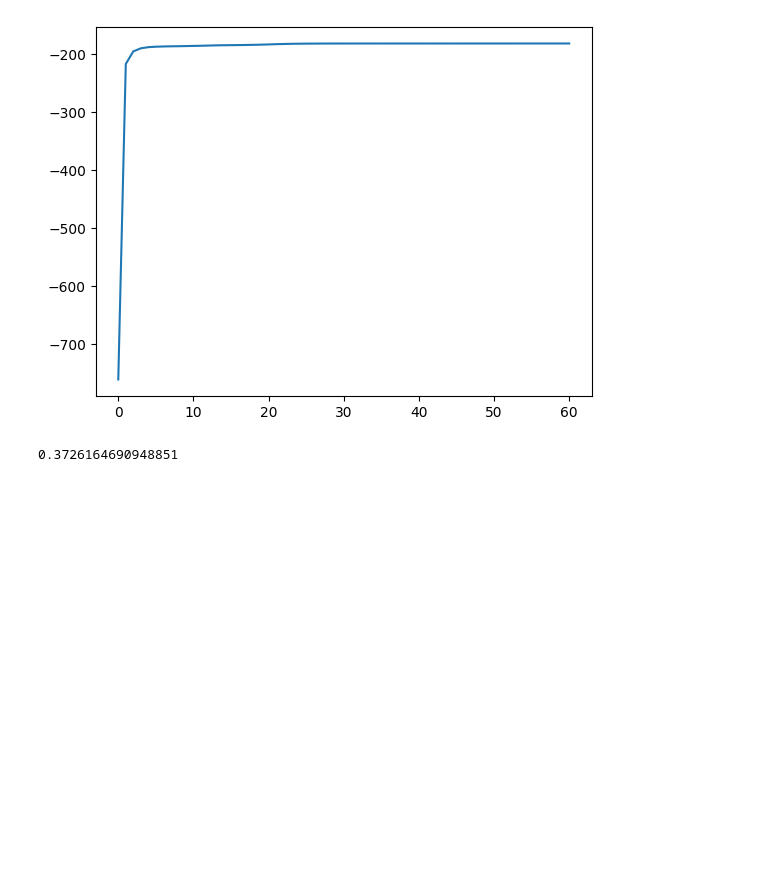
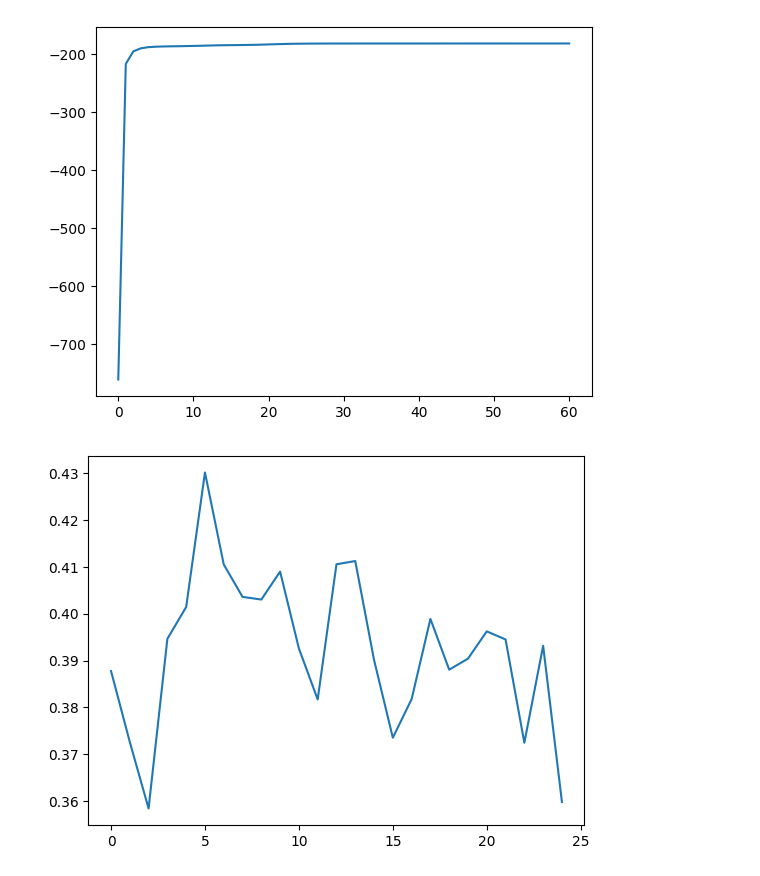
Before and after one commit to jimmyjz1127/bayesian-mixture-model-missing-data, a Jupyter notebook: Week7/MixedBernVI_MeanField.ipynb, the cells around one changed output. Saved outputs shown, nothing was run; the diff lists cells and outputs as text; code cells hidden in the pictures; blank space fills up the shorter version.

```diff
--- a/Week7/MixedBernVI_MeanField.ipynb
+++ b/Week7/MixedBernVI_MeanField.ipynb
@@ -327,7 +330,14 @@ plt.plot(loglikes)
 # %% [output]
 [<matplotlib.lines.Line2D at 0x...>]
 [figure]
-# %%
-metrics.adjusted_rand_score(Y_mnist_train, zs)
-# %% [output]
-0.3726164690948851
+# %%
+scores = []
+for i in range(0,25):
+    R, a, b, α, loglikes = meanfield_vi(X_mnist_train, 10,mode=0)
+    zs = np.argmax(R,axis=1)
+    scores.append(metrics.adjusted_rand_score(Y_mnist_train, zs))
+
+plt.plot(scores)
+plt.show()
+# %% [output]
+[figure, added]
```
Also changed, not shown: parts of 7 cells of this notebook, 1 other file.
